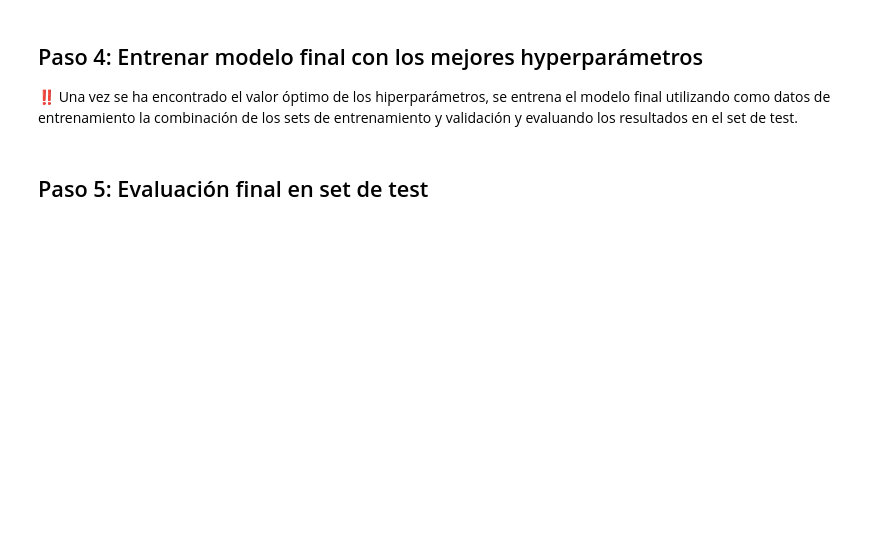
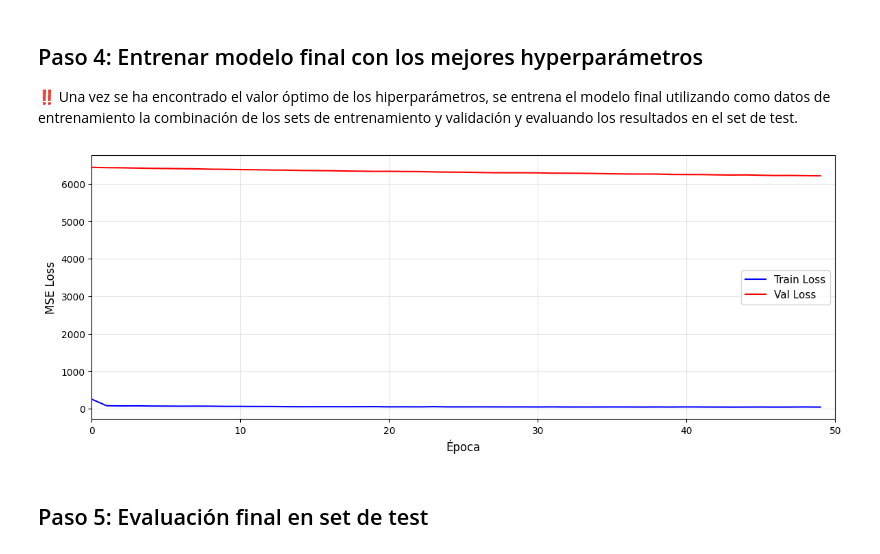
Before and after one commit to isfons/intro-ML, a Jupyter notebook: 03_hyperparameter_tuning.ipynb, the cells around one changed output. Drawn from its saved outputs; the diff is of its cells as text; code cells hidden in the pictures; blank space fills up the shorter version.

```diff
--- a/03_hyperparameter_tuning.ipynb
+++ b/03_hyperparameter_tuning.ipynb
@@ -348,7 +359,14 @@ El objetivo de un *study* es encontrar los mejores hiperparámetros a partir de
 # %%
 NUM_TRIALS = 10 # Número de configuraciones a probar
 
-# Crear study
-study = ...
+study = optuna.create_study(
+    direction='minimize',  # Queremos minimizar validation loss
+    pruner=optuna.pruners.MedianPruner(),  # Detiene trials que van mal
+)
 
-# Ejecutar study
+study.optimize(
+    objective,
+    n_trials=NUM_TRIALS,
+    show_progress_bar=True,
+    gc_after_trial=True,  # Liberar memoria después de cada trial
+)
@@ -381,31 +442,33 @@ print(f"  Trials prunados: {len(trials_df[trials_df['state'] == 'PRUNED'])}")
 # %%
 EPOCHS = 50
 
 # Extraer los mejores hyperparámetros
-best_params = ...
+best_params = best_trial.params
 
 # Combinar train set + validation set
 X_train_final = torch.FloatTensor(np.concat([X_train, X_val], axis=0)).to(device)
 y_train_final = torch.FloatTensor(np.concat([y_train, y_val], axis=0)).to(device).reshape(-1,1)
 train_ds = TensorDataset(X_train_final, y_train_final)
 
 # Crear DataLoader con el batch size correspondiente
 train_loader = DataLoader(train_ds, batch_size=best_params["batch_size"])
 test_loader = DataLoader(test_ds, batch_size=best_params["batch_size"])
 
 # Definir modelo
 final_model = FlexibleModel(
                             input_size = input_size,
                             device = device,
                             hidden_layers=best_params['hidden_layers'],
                             hidden_units=best_params['hidden_units'],
                             dropout_rate=best_params['dropout_rate']
                         ).to(device)
 
 # Entrenar modelo
 history = train_model(final_model, train_loader, test_loader, EPOCHS, lr = best_params["learning_rate"])
 
 plot_learning_curve(history)
+# %% [output]
+[figure, added]
 # %% [markdown]
 ## Paso 5: Evaluación final en set de test
 # %%
```
Also changed, not shown: parts of 8 cells of this notebook, 2 other files.
